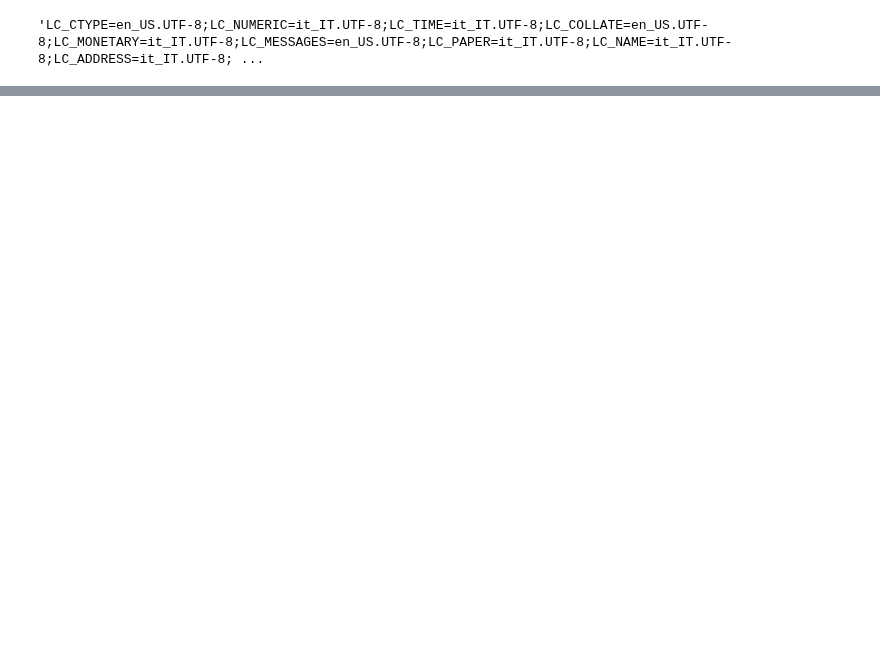
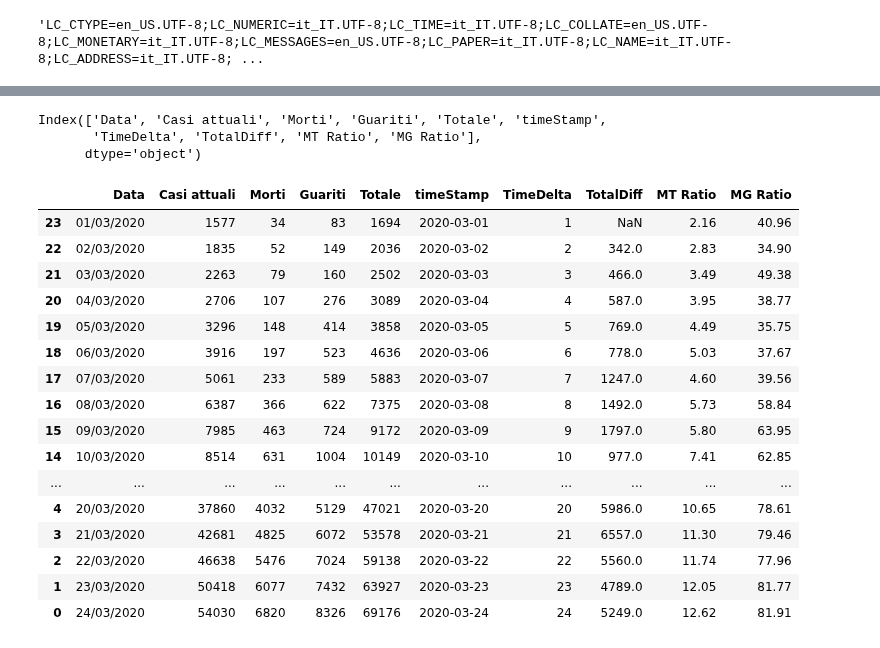
Before and after one commit to p-giovanni/Statistics, a Jupyter notebook: notebook/CoronaVirus-SecondaryCharts.ipynb, the cells around one changed output, grey strips where cells are left out. Drawn from its saved outputs; the diff is of its cells as text; code cells hidden in the pictures; blank space fills up the shorter version.

```diff
--- a/notebook/CoronaVirus-SecondaryCharts.ipynb
+++ b/notebook/CoronaVirus-SecondaryCharts.ipynb
@@ -322,0 +323,30 @@ plt.savefig(os.path.join(images_path,"covid19_daily_infected_chart.png"))
+# %%
+
+df["MT Ratio"] = df[['Morti', 'Casi attuali']].apply(lambda row: round((row['Morti'] / row['Casi attuali']) * 100, 2), axis=1)
+df["MG Ratio"] = df[['Morti', 'Guariti']].apply(lambda row: round((row['Morti'] / row['Guariti']) * 100, 2), axis=1)
+df.columns
+# %% [output]
+Index(['Data', 'Casi attuali', 'Morti', 'Guariti', 'Totale', 'timeStamp',
+       'TimeDelta', 'TotalDiff', 'MT Ratio', 'MG Ratio'],
+      dtype='object')
+# %%
+
+df.head(30)
+# %% [output]
+|  | Data | Casi attuali | Morti | Guariti | Totale | timeStamp | TimeDelta | TotalDiff | MT Ratio | MG Ratio |
+| 23 | 01/03/2020 | 1577 | 34 | 83 | 1694 | 2020-03-01 | 1 | NaN | 2.16 | 40.96 |
+| 22 | 02/03/2020 | 1835 | 52 | 149 | 2036 | 2020-03-02 | 2 | 342.0 | 2.83 | 34.90 |
+| 21 | 03/03/2020 | 2263 | 79 | 160 | 2502 | 2020-03-03 | 3 | 466.0 | 3.49 | 49.38 |
+| 20 | 04/03/2020 | 2706 | 107 | 276 | 3089 | 2020-03-04 | 4 | 587.0 | 3.95 | 38.77 |
+| 19 | 05/03/2020 | 3296 | 148 | 414 | 3858 | 2020-03-05 | 5 | 769.0 | 4.49 | 35.75 |
+| 18 | 06/03/2020 | 3916 | 197 | 523 | 4636 | 2020-03-06 | 6 | 778.0 | 5.03 | 37.67 |
+| 17 | 07/03/2020 | 5061 | 233 | 589 | 5883 | 2020-03-07 | 7 | 1247.0 | 4.60 | 39.56 |
+| 16 | 08/03/2020 | 6387 | 366 | 622 | 7375 | 2020-03-08 | 8 | 1492.0 | 5.73 | 58.84 |
+| 15 | 09/03/2020 | 7985 | 463 | 724 | 9172 | 2020-03-09 | 9 | 1797.0 | 5.80 | 63.95 |
+| 14 | 10/03/2020 | 8514 | 631 | 1004 | 10149 | 2020-03-10 | 10 | 977.0 | 7.41 | 62.85 |
+| ... | ... | ... | ... | ... | ... | ... | ... | ... | ... | ... |
+| 4 | 20/03/2020 | 37860 | 4032 | 5129 | 47021 | 2020-03-20 | 20 | 5986.0 | 10.65 | 78.61 |
+| 3 | 21/03/2020 | 42681 | 4825 | 6072 | 53578 | 2020-03-21 | 21 | 6557.0 | 11.30 | 79.46 |
+| 2 | 22/03/2020 | 46638 | 5476 | 7024 | 59138 | 2020-03-22 | 22 | 5560.0 | 11.74 | 77.96 |
+| 1 | 23/03/2020 | 50418 | 6077 | 7432 | 63927 | 2020-03-23 | 23 | 4789.0 | 12.05 | 81.77 |
+| 0 | 24/03/2020 | 54030 | 6820 | 8326 | 69176 | 2020-03-24 | 24 | 5249.0 | 12.62 | 81.91 |
```
Also changed, not shown: parts of 5 cells of this notebook, 8 other files.
